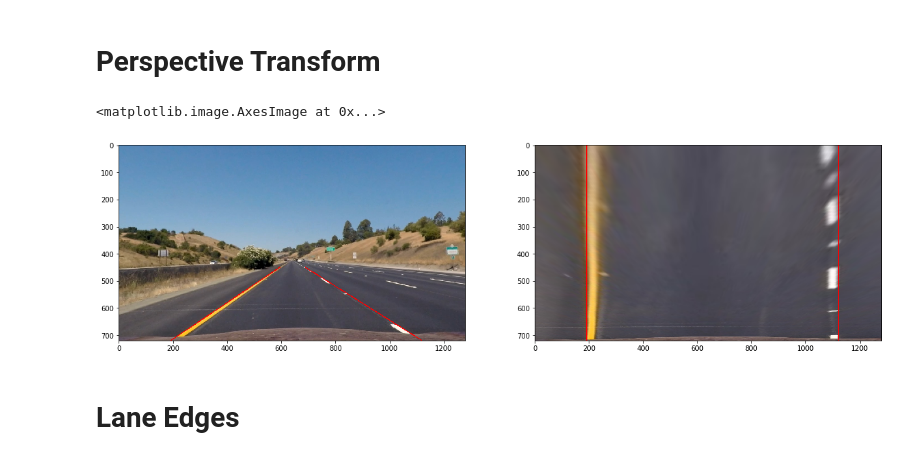
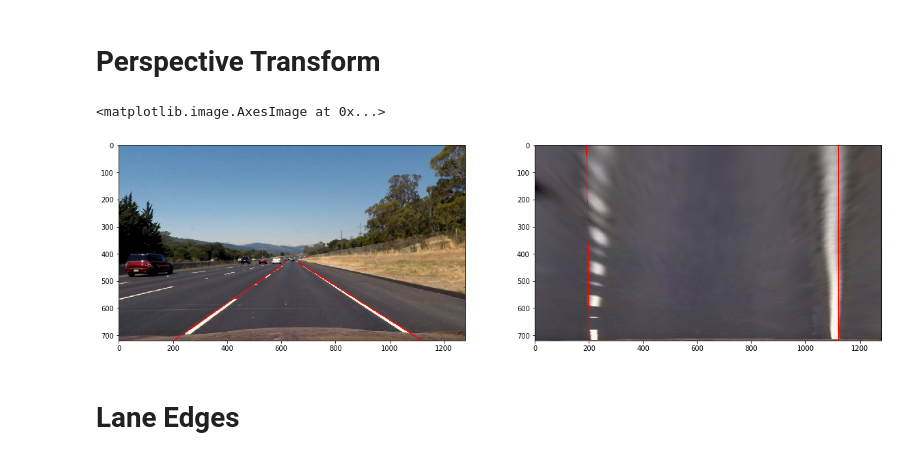
Before and after one commit to rknuffman/CarND-Advanced-Lane-Lines, a Jupyter notebook: Pipeline.ipynb, the cells around one changed output. Drawn from its saved outputs; the diff is of its cells as text; code cells hidden in the pictures.

```diff
--- a/Pipeline.ipynb
+++ b/Pipeline.ipynb
@@ -23,35 +23,35 @@ plt.imshow(dst[:,:,::-1])
 # %% [markdown]
 # Perspective Transform
 # %%
-pts = np.array([[191,720],
-                [594,450],
-                [688,450],
+pts = np.array([[200,720],
+                [616,433],
+                [664,433],
                 [1120,720]], dtype="float32")
-dst = np.array([[191,720],
-                [191,0],
+dst = np.array([[200,720],
+                [200,0],
                 [1120,0],
                 [1120,720]], dtype="float32")
 
 M = cv2.getPerspectiveTransform(pts, dst)
 Minv = cv2.getPerspectiveTransform(dst, pts)
 # %%
-img = cv2.imread('test_images/straight_lines1.jpg')
+img = cv2.imread('test_images/straight_lines2.jpg')
 undist = cv2.undistort(img, mtx, dist, None, mtx)
 warped = cv2.warpPerspective(undist, M, (1280, 720))
 # %%
-_ = cv2.line(undist,(191,720),(594,450),(0,0,255),2)
-_ = cv2.line(undist,(688,450),(1120,720),(0,0,255),2)
-_ = cv2.line(warped,(191,720),(191,0),(0,0,255),2)
+_ = cv2.line(undist,(200,720),(616,433),(0,0,255),2)
+_ = cv2.line(undist,(664,433),(1120,720),(0,0,255),2)
+_ = cv2.line(warped,(200,720),(191,0),(0,0,255),2)
 _ = cv2.line(warped,(1120,0),(1120,720),(0,0,255),2)
 
 plt.figure(figsize=(20,20))
 plt.subplot(121)
 plt.imshow(undist[:,:,::-1])
 plt.subplot(122)
 plt.imshow(warped[:,:,::-1])
 # %% [output]
 <matplotlib.image.AxesImage at 0x...>
-[figure, old version]
+[figure, new version]
 # %% [markdown]
 # Lane Edges
 # %%
```
Also changed, not shown: parts of 9 cells of this notebook, 1 other file.
